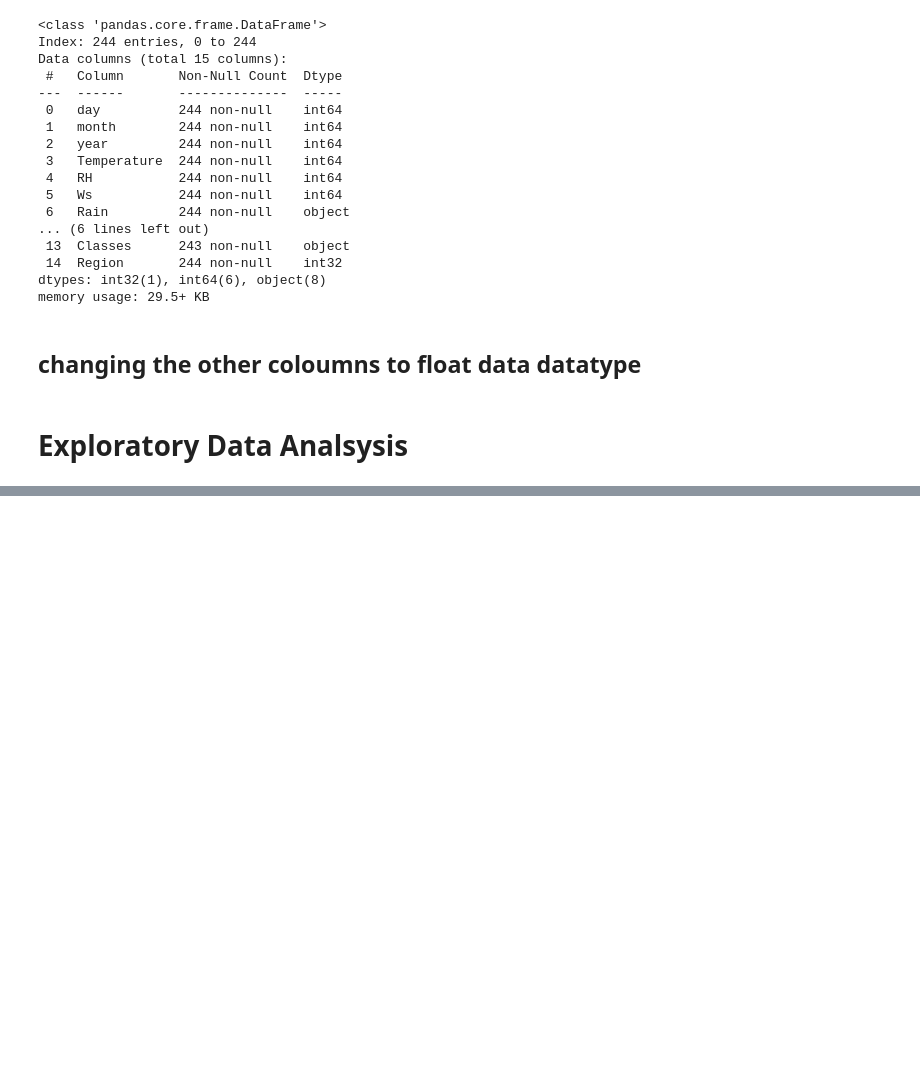
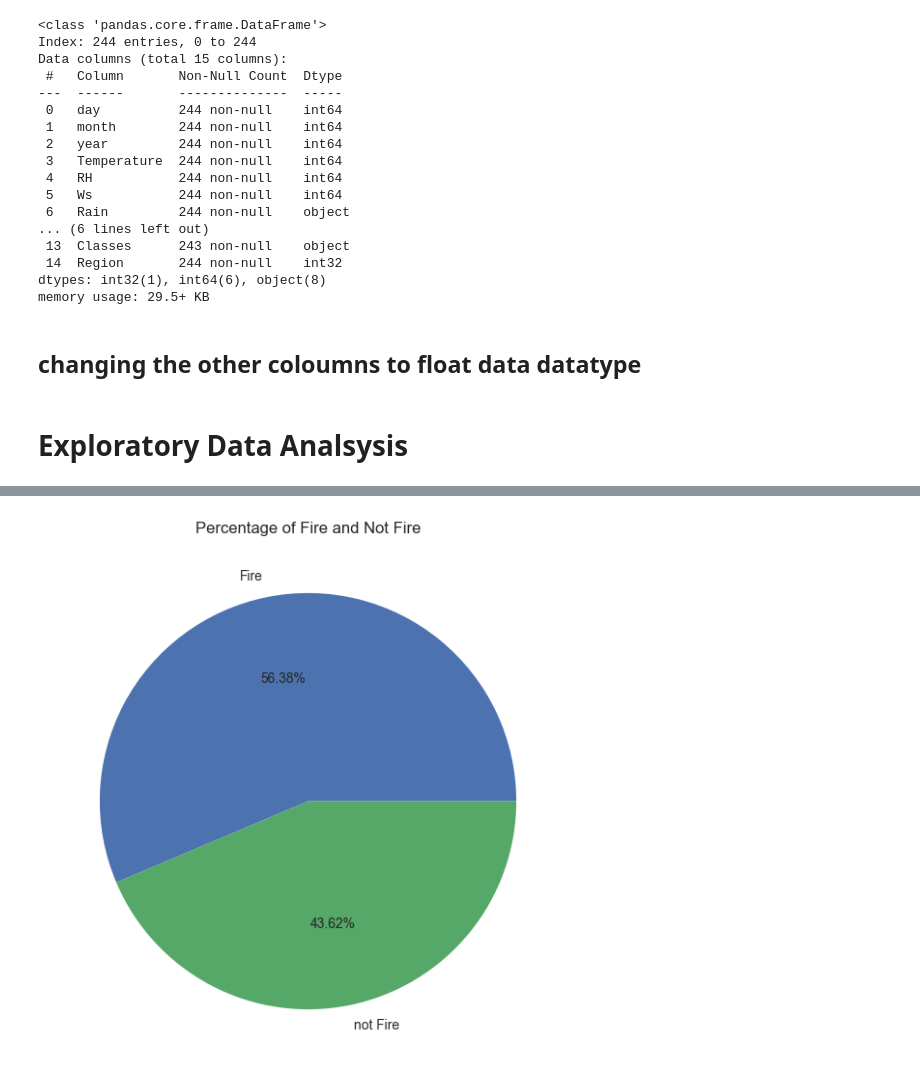
Before and after one commit to suyashmudgal/Machine__Learning, a Jupyter notebook: ML_algo_with_pratice/Regression_project.ipynb, the cells around one changed output, grey strips where cells are left out. Drawn from its saved outputs; the diff is of its cells as text; code cells hidden in the pictures; blank space fills up the shorter version.

```diff
--- a/ML_algo_with_pratice/Regression_project.ipynb
+++ b/ML_algo_with_pratice/Regression_project.ipynb
@@ -234,0 +296,8 @@ df[i] = df[i].str.replace(" ", "").astype(float)
+# %%
+classlables = ["Fire","not Fire"]
+plt.figure(figsize=(12,7))
+plt.pie(percentage,labels=classlables,autopct='%1.2f%%')
+plt.title("Percentage of Fire and Not Fire")
+plt.show()
+# %% [output]
+[figure, added]
```
Also changed, not shown: parts of 19 cells of this notebook, 1 other file.
